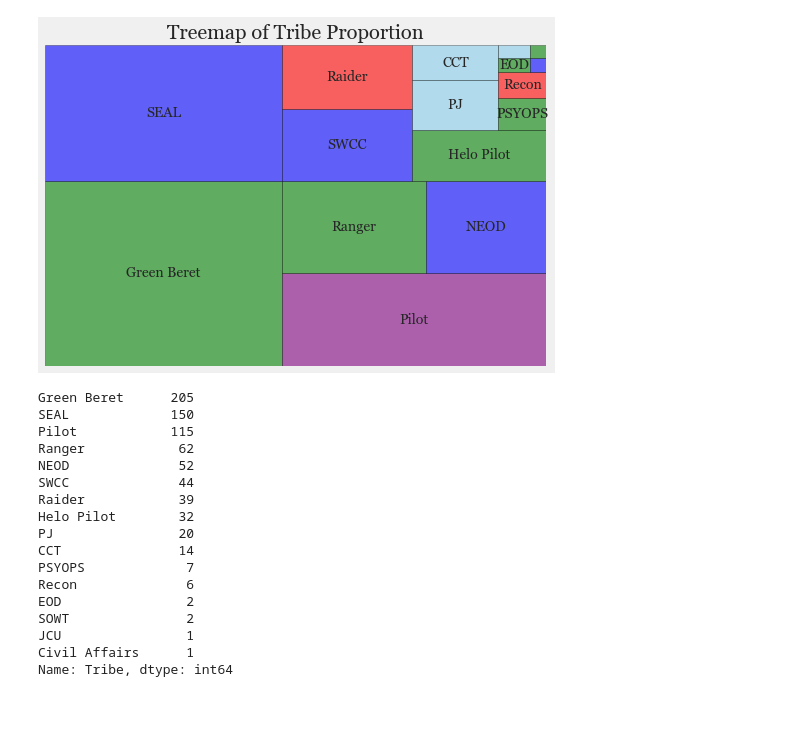
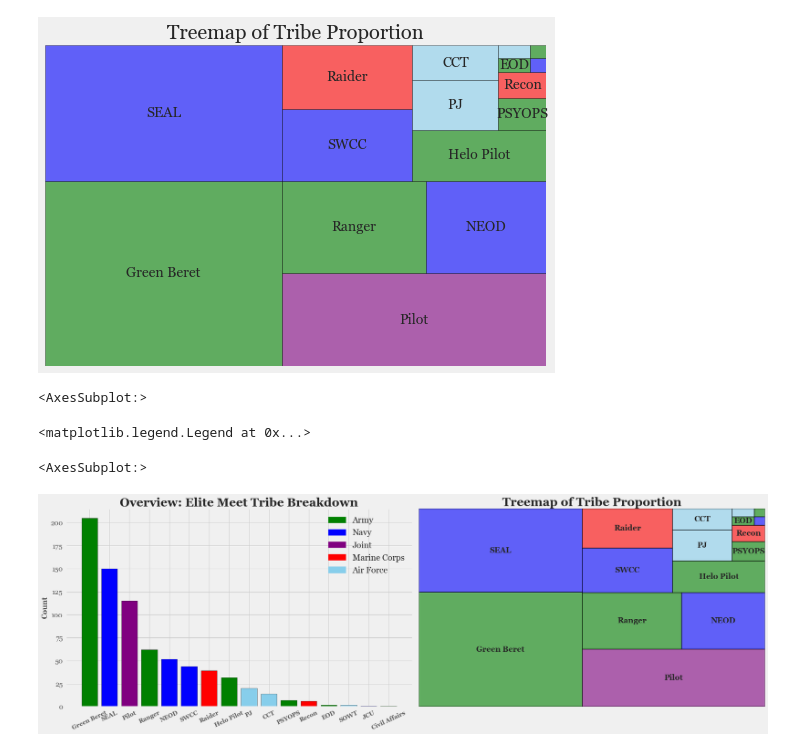
Before and after one commit to americanthinker/Capstone_Project_I, a Jupyter notebook: notebooks/Time_Series.ipynb, the cells around one changed output. Saved outputs shown, nothing was run; the diff lists cells and outputs as text; code cells hidden in the pictures; blank space fills up the shorter version.

```diff
--- a/notebooks/Time_Series.ipynb
+++ b/notebooks/Time_Series.ipynb
@@ -125,23 +125,34 @@ grid = plt.axis('off')
 title = plt.title('Treemap of Tribe Proportion')
 # %% [output]
 [figure]
-# %%
-tribe_counts
-# %% [output]
-Green Beret      205
-SEAL             150
-Pilot            115
-Ranger            62
-NEOD              52
-SWCC              44
-Raider            39
-Helo Pilot        32
-PJ                20
-CCT               14
-PSYOPS             7
-Recon              6
-EOD                2
-SOWT               2
-JCU                1
-Civil Affairs      1
-Name: Tribe, dtype: int64
+# %%
+import matplotlib.patches as mpatches
+fig = plt.figure(figsize=(24,8))
+colors=['green', 'blue', 'purple', 'green', 'blue', 'blue', 'red', 'green', 'skyblue', 'skyblue', 'green', 'red', 'green', 'skyblue', 'blue', 'green']
+
+plt.subplot(1,2,1)
+plot = plt.bar(tribe_counts.index, tribe_counts.values, color=colors, edgecolor='black')
+ticks = plt.xticks(fontsize=14, rotation=25,fontweight='bold')
+yticks = plt.yticks(fontsize=16)
+ptitle = plt.title('Overview: Elite Meet Tribe Breakdown', fontweight='bold', fontsize=28)
+ylabel = plt.ylabel('Count', fontweight='bold')
+green_patch = mpatches.Patch(color='green', label='Army')
+red_patch = mpatches.Patch(color='red', label='Marine Corps')
+blue_patch = mpatches.Patch(color='blue', label='Navy')
+ppl_patch = mpatches.Patch(color='purple', label='Joint')
+skyblue_patch = mpatches.Patch(color='skyblue', label='Air Force')
+
+plt.legend(handles=[green_patch, blue_patch, ppl_patch, red_patch, skyblue_patch], fontsize='x-large')
+
+plt.subplot(1,2,2)
+sizes=tribe_counts.values
+label=tribe_counts.index[:13]
+plot = sq.plot(sizes=sizes, label=label, color=colors, text_kwargs={'fontsize':18, 'fontweight':'bold'}, alpha=0.6, lw=1.5, edgecolor='black')
+grid = plt.axis('off')
+title = plt.title('Treemap of Tribe Proportion', fontsize=28, fontweight='bold')
+plt.tight_layout()
+# %% [output]
+<AxesSubplot:>
+<matplotlib.legend.Legend at 0x...>
+<AxesSubplot:>
+[figure, added]
```
Also changed, not shown: parts of 1 cell of this notebook, 4 other files.
